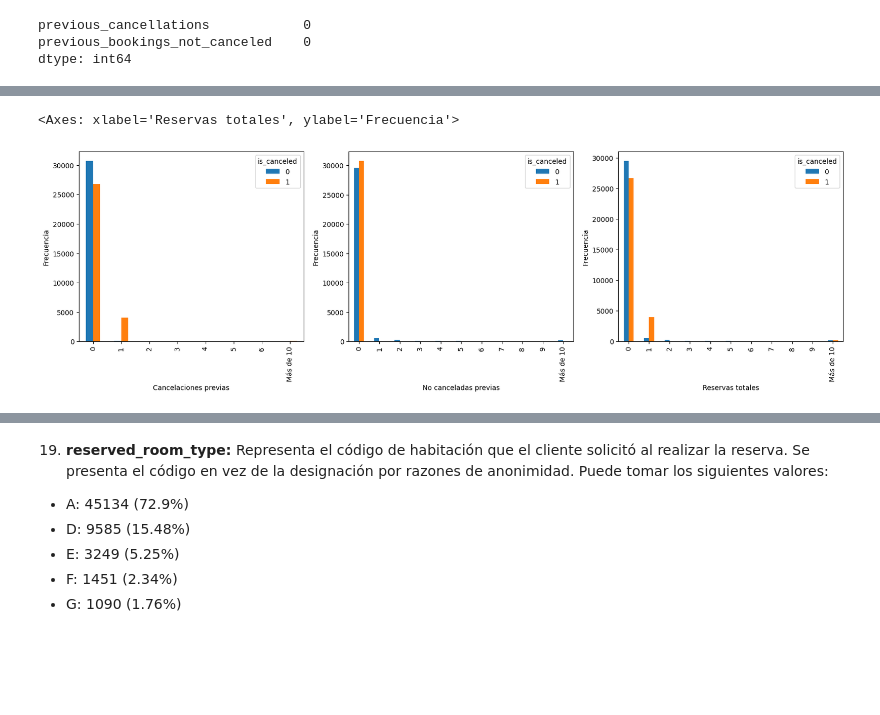
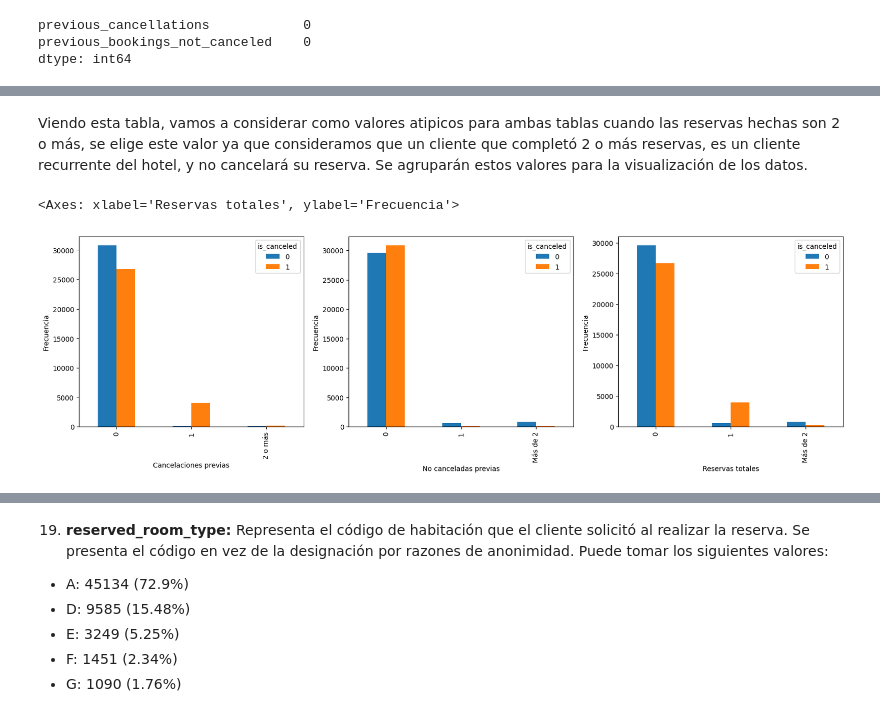
Before and after one commit to LuchoLorenzo1/7506R-1C2023-GRUPO19, a Jupyter notebook: checkpoint1/7506R_TP1_GRUPO19_CH1_ENTREGA.ipynb, the cells around one changed output, grey strips where cells are left out. Cells and saved outputs as stored; diff of their text form; code cells hidden in the pictures; blank space fills up the shorter version.

Commit message:
analisis de total bookings

```diff
--- a/checkpoint1/7506R_TP1_GRUPO19_CH1_ENTREGA.ipynb
+++ b/checkpoint1/7506R_TP1_GRUPO19_CH1_ENTREGA.ipynb
@@ -521,18 +544,20 @@ Por el análisis anterior y como corroboramos que no hay ningún registro faltan
+# %% [markdown]
+Viendo esta tabla, vamos a considerar como valores atipicos para ambas tablas cuando las reservas hechas son 2 o más, se elige este valor ya que consideramos que un cliente que completó 2 o más reservas, es un cliente recurrente del hotel, y no cancelará su reserva. Se agruparán estos valores para la visualización de los datos.
 # %%
 fig, axes = plt.subplots(nrows=1, ncols=3, figsize=(20,5))
 
 cantidad_reservas_canceladas = df["previous_cancellations"].value_counts().index.sort_values()
-cancelaciones_previas = pd.Series(np.where(df["previous_cancellations"].isin(cantidad_reservas_canceladas[7:]), 'Más de 10' , cancelaciones_previas))
+cancelaciones_previas = pd.Series(np.where(df["previous_cancellations"].isin(cantidad_reservas_canceladas[2:]), '2 o más' , df["previous_cancellations"]))
 pd.crosstab(cancelaciones_previas, df['is_canceled']).plot(kind='bar', xlabel='Cancelaciones previas', ylabel='Frecuencia', ax=axes[0])
 
 cantidad_reservas_no_canceladas = df["previous_bookings_not_canceled"].value_counts().index.sort_values()
-no_cancelaciones_previas = pd.Series(np.where(df["previous_bookings_not_canceled"].isin(cantidad_reservas_no_canceladas[10:]), 'Más de 10' , no_cancelaciones_previas))
+no_cancelaciones_previas = pd.Series(np.where(df["previous_bookings_not_canceled"].isin(cantidad_reservas_no_canceladas[2:]), 'Más de 2' , df["previous_bookings_not_canceled"]))
 pd.crosstab(no_cancelaciones_previas, df['is_canceled']).plot(kind='bar', xlabel='No canceladas previas', ylabel='Frecuencia',ax=axes[1])
 
 total_bookings = df["previous_cancellations"] + df["previous_bookings_not_canceled"]
 cantidad_reservas = total_bookings.value_counts().index.sort_values()
-a = pd.Series(np.where(total_bookings.isin(cantidad_reservas[10:]), 'Más de 10' , total_bookings))
+a = pd.Series(np.where(total_bookings.isin(cantidad_reservas[2:]), 'Más de 2' , total_bookings))
 pd.crosstab(a, df['is_canceled']).plot(kind='bar', xlabel='Reservas totales', ylabel='Frecuencia',ax=axes[2])
 # %% [output]
 <Axes: xlabel='Reservas totales', ylabel='Frecuencia'>
-[figure, old version]
+[figure, new version]
```
Also changed, not shown: parts of 17 cells of this notebook.
